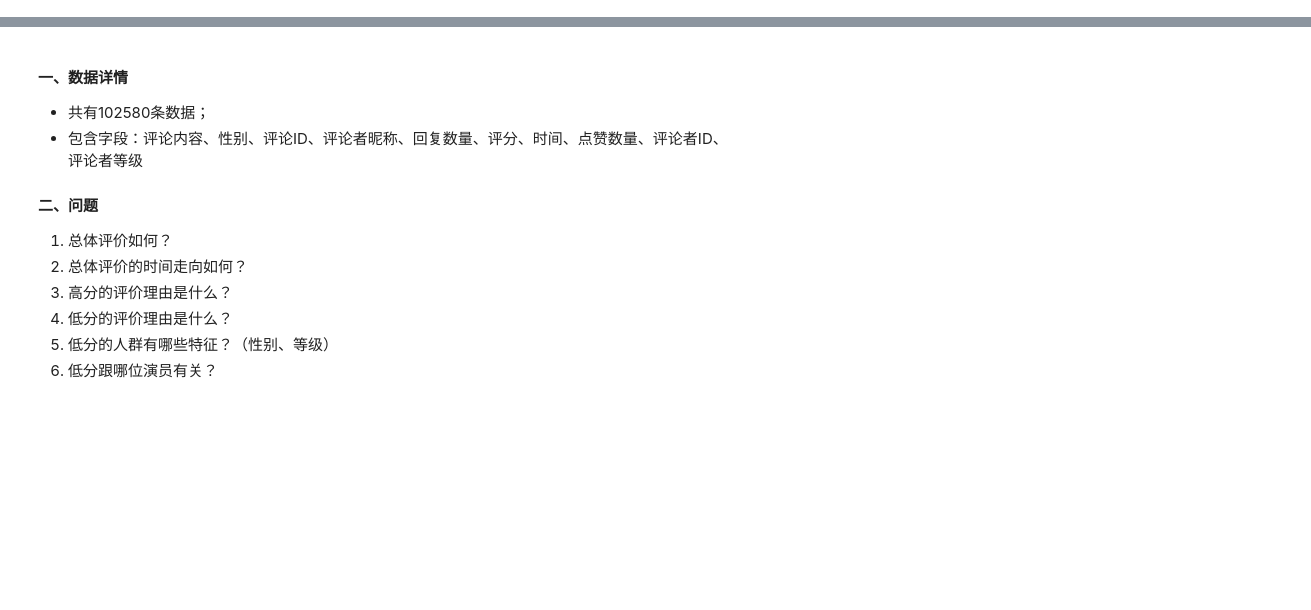
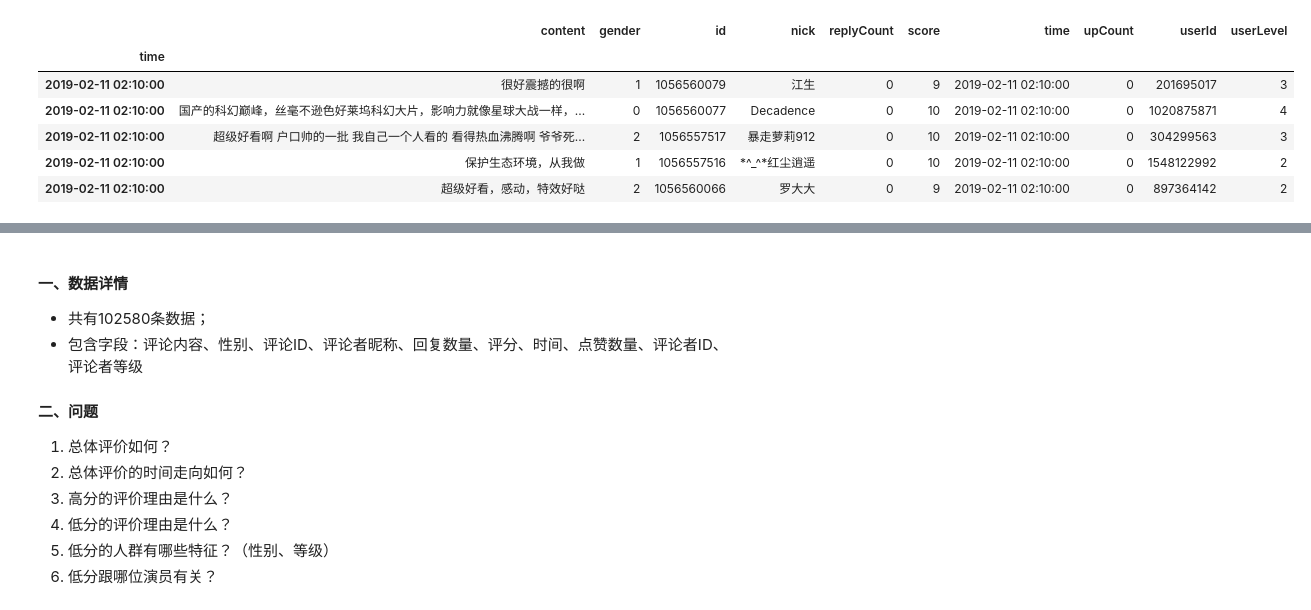
Before and after one commit to richild999/PythonClassDesignWork, a Jupyter notebook: TheWanderingEarth.ipynb, the cells around one changed output, grey strips where cells are left out. Drawn from its saved outputs; the diff is of its cells as text; code cells hidden in the pictures; blank space fills up the shorter version.

```diff
--- a/TheWanderingEarth.ipynb
+++ b/TheWanderingEarth.ipynb
@@ -17,2 +40,7 @@ data = json_normalize([comment for comment in mon_data])
+# %%
+#采用直接读取 CSV 文件的方式将数据读入到 DataFrame 类型变量 data
+import csv
+data = pd.read_csv("D:\Program Code\Python\Jupyter\课程设计\MyData.csv",delimiter=',', encoding='utf8')
+#仅仅在需要通过CSV导入时运行
 # %%
 data.info()
@@ -19,2 +66,4 @@ data.info()
+# %%
+data['time'] = data['time'].apply(str)
 # %%
 data.head()
@@ -21,10 +113,18 @@ data.head()
 # %%
 # 数据清洗
-data = data.drop(columns='_id')
-data = data.drop_duplicates(subset='userId')
-data['time'] = pd.to_datetime(data['time']/1000, unit='s')
+data = data.drop(columns='_id') #这一列在使用CSV导入的时候已经没了，不需要删除丢弃
+data = data.drop_duplicates(subset='userId')#去重
+data['time'] = pd.to_datetime((data['time']/1000), unit='s')#时间转换，在此之前你必须将表中时间的类型进行转换
 data = data[data['time']>=pd.to_datetime('2019-02-05 00:00:00')]
 data.set_index(data["time"], inplace=True)
 data.head()
+# %% [output]
+|  | content | gender | id | nick | replyCount | score | time | upCount | userId | userLevel |
+| time |  |  |  |  |  |  |  |  |  |  |
+| 2019-02-11 02:10:00 | 很好震撼的很啊 | 1 | 1056560079 | 江生 | 0 | 9 | 2019-02-11 02:10:00 | 0 | 201695017 | 3 |
+| 2019-02-11 02:10:00 | 国产的科幻巅峰，丝毫不逊色好莱坞科幻大片，影响力就像星球大战一样，... | 0 | 1056560077 | Decadence | 0 | 10 | 2019-02-11 02:10:00 | 0 | 1020875871 | 4 |
+| 2019-02-11 02:10:00 | 超级好看啊 户口帅的一批 我自己一个人看的 看得热血沸腾啊 爷爷死... | 2 | 1056557517 | 暴走萝莉912 | 0 | 10 | 2019-02-11 02:10:00 | 0 | 304299563 | 3 |
+| 2019-02-11 02:10:00 | 保护生态环境，从我做 | 1 | 1056557516 | *^_^*红尘逍遥 | 0 | 10 | 2019-02-11 02:10:00 | 0 | 1548122992 | 2 |
+| 2019-02-11 02:10:00 | 超级好看，感动，特效好哒 | 2 | 1056560066 | 罗大大 | 0 | 9 | 2019-02-11 02:10:00 | 0 | 897364142 | 2 |
 # %%
 data.info()
```
Also changed, not shown: parts of 54 cells of this notebook, 31 other files.
